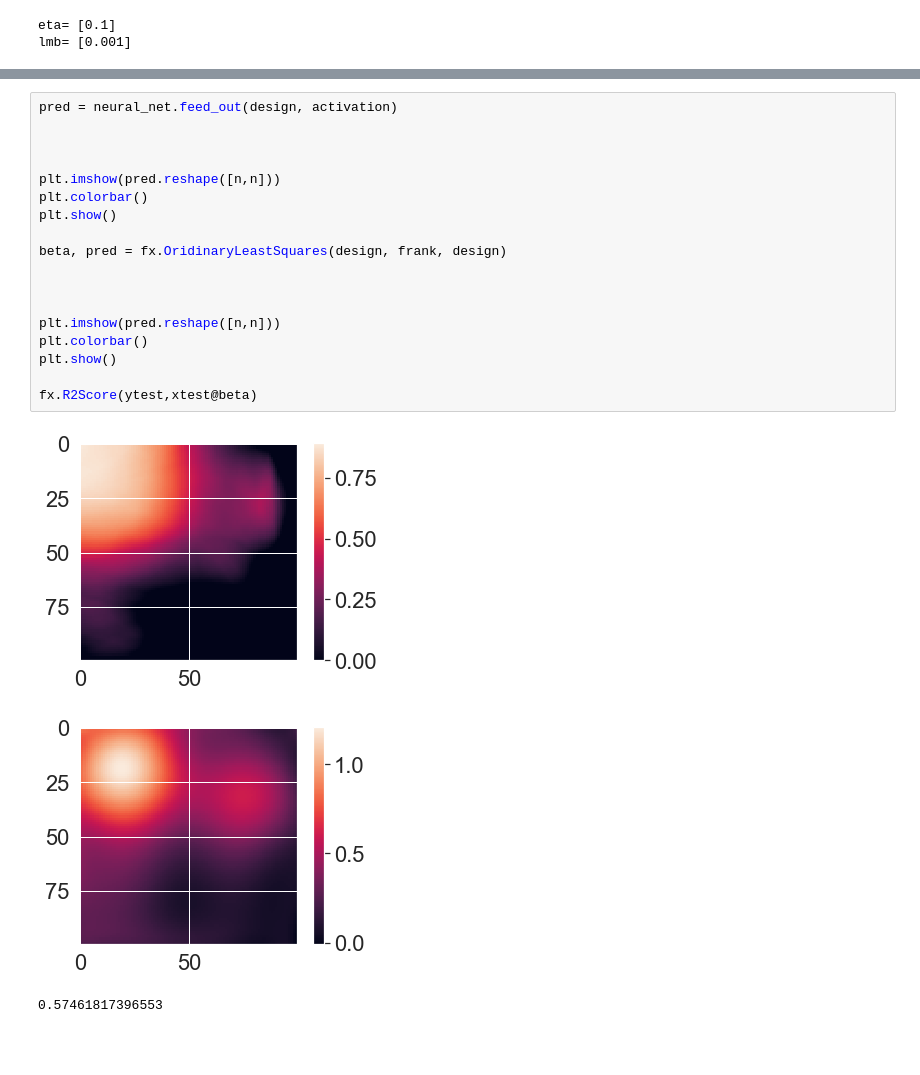
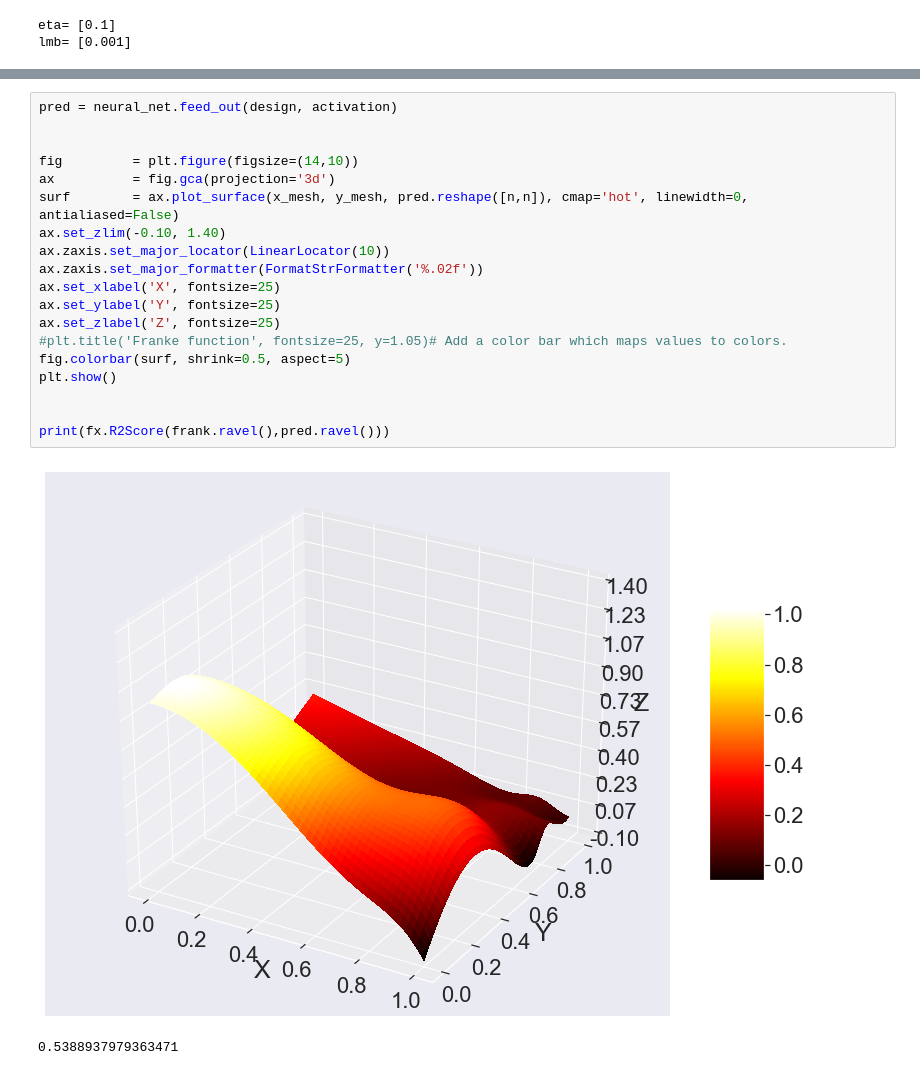
Before and after one commit to VemundST/Project2, a Jupyter notebook: Vemund/Part_D_LinearRegression-Copy1.ipynb, the cells around one changed output, grey strips where cells are left out. Drawn from its saved outputs; the diff is of its cells as text; blank space fills up the shorter version.

```diff
--- a/Vemund/Part_D_LinearRegression-Copy1.ipynb
+++ b/Vemund/Part_D_LinearRegression-Copy1.ipynb
@@ -231,22 +207,22 @@ print(fx.R2Score(frank.ravel(),pred.ravel()))
-# %%
-pred = neural_net.feed_out(design, activation)
-
-
-
-plt.imshow(pred.reshape([n,n]))
-plt.colorbar()
-plt.show()
-
-beta, pred = fx.OridinaryLeastSquares(design, frank, design)
-
-
-
-plt.imshow(pred.reshape([n,n]))
-plt.colorbar()
-plt.show()
-
-fx.R2Score(ytest,xtest@beta)
-# %% [output]
-[figure, removed]
-[figure, removed]
-0.57461817396553
+# %%
+pred = neural_net.feed_out(design, activation)
+
+
+fig         = plt.figure(figsize=(14,10))
+ax          = fig.gca(projection='3d')
+surf        = ax.plot_surface(x_mesh, y_mesh, pred.reshape([n,n]), cmap='hot', linewidth=0, antialiased=False)
+ax.set_zlim(-0.10, 1.40)
+ax.zaxis.set_major_locator(LinearLocator(10))
+ax.zaxis.set_major_formatter(FormatStrFormatter('%.02f'))
+ax.set_xlabel('X', fontsize=25)
+ax.set_ylabel('Y', fontsize=25)
+ax.set_zlabel('Z', fontsize=25)
+#plt.title('Franke function', fontsize=25, y=1.05)# Add a color bar which maps values to colors.
+fig.colorbar(surf, shrink=0.5, aspect=5)
+plt.show()
+
+
+print(fx.R2Score(frank.ravel(),pred.ravel()))
+# %% [output]
+[figure, added]
+0.5388937979363471
```
Also changed, not shown: parts of 11 cells of this notebook, 5 other files.
